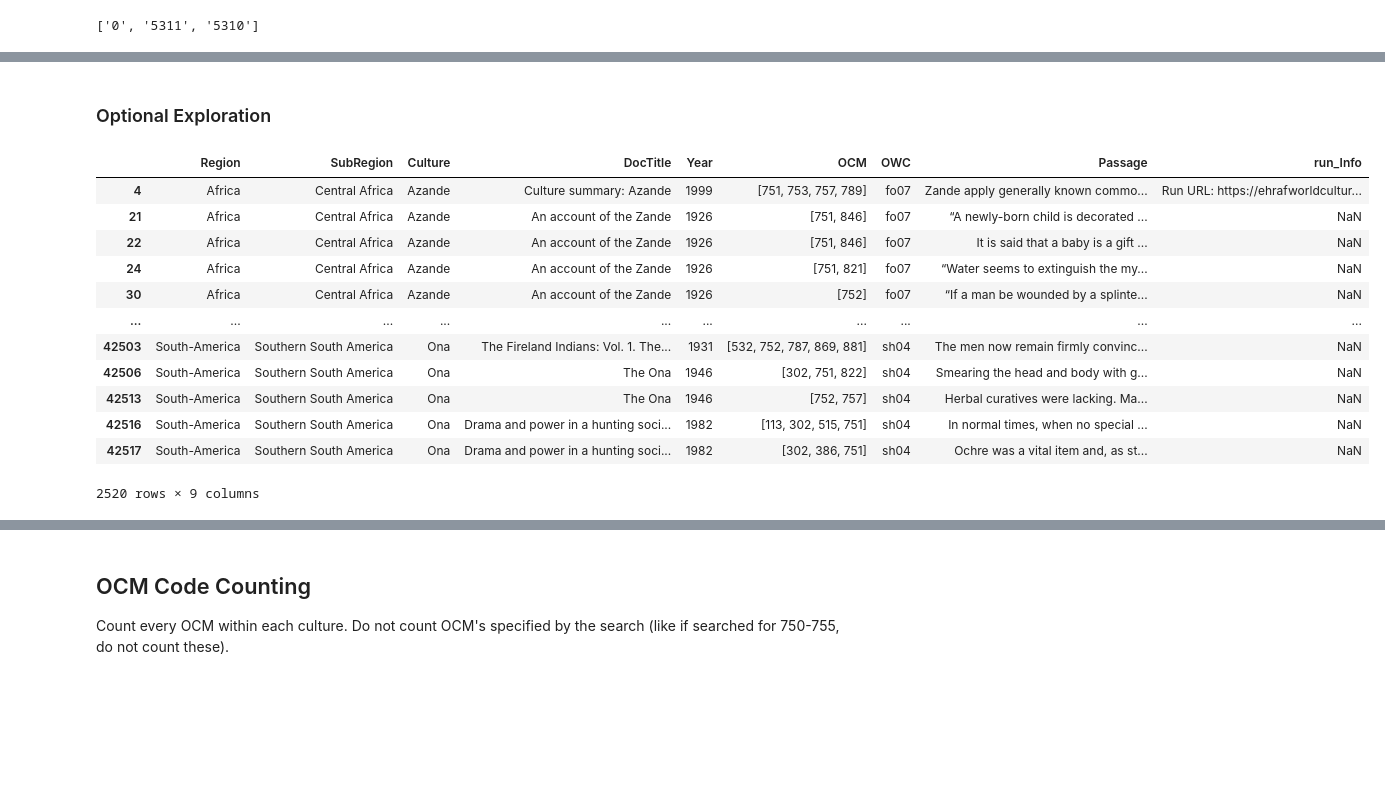
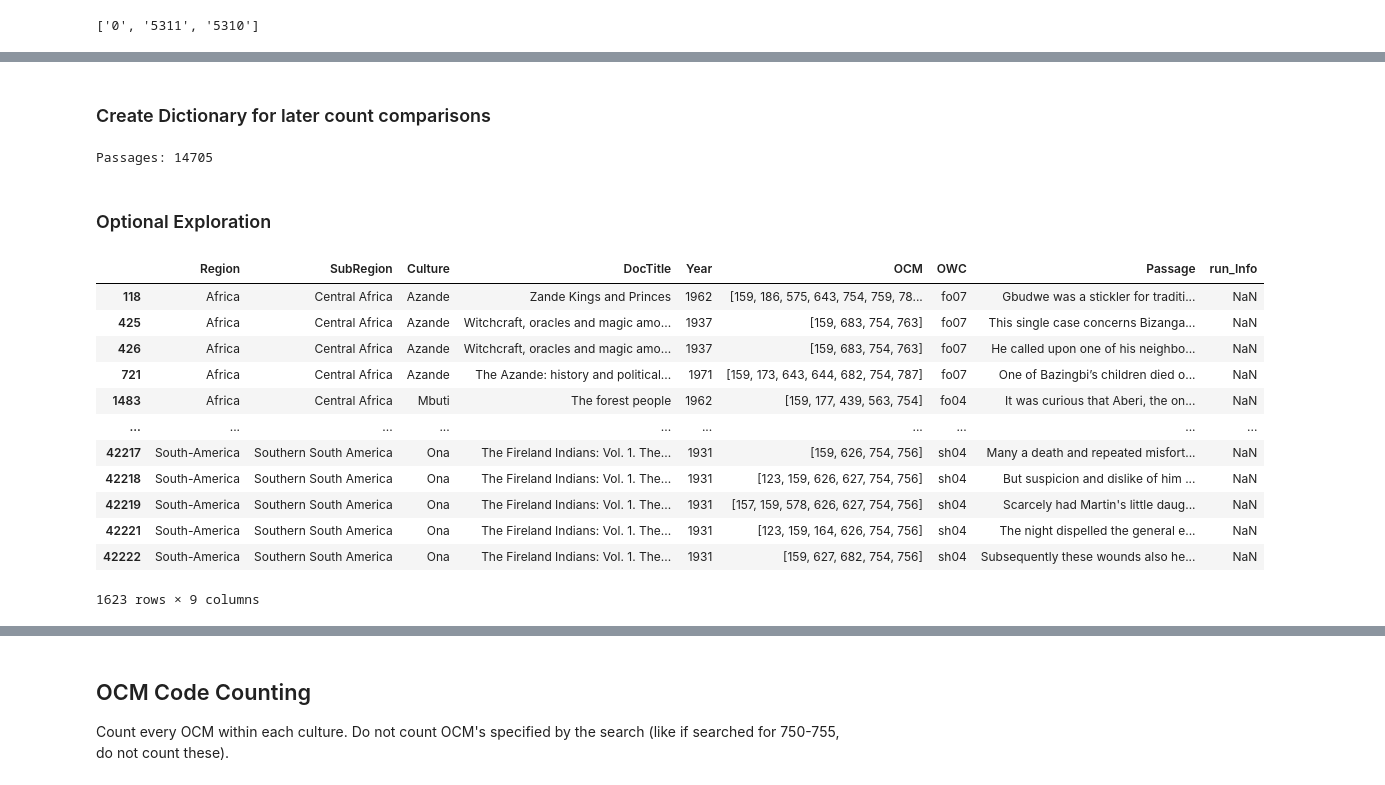
Before and after one commit to Chantland/eHRAF_Scraper, a Jupyter notebook: Analysis/stats-eHRAF_Scraper.ipynb, the cells around one changed output, grey strips where cells are left out. Drawn from its saved outputs; the diff is of its cells as text; code cells hidden in the pictures; blank space fills up the shorter version.

```diff
--- a/Analysis/stats-eHRAF_Scraper.ipynb
+++ b/Analysis/stats-eHRAF_Scraper.ipynb
@@ -55,0 +65,12 @@ Passages: 14866
+# %%
+# (exploratory)
+# Find passages which have duplicates but whose duplicates have different OCM numbers
+df = df.copy()
+df["OCM"] = df['OCM'].apply(tuple) #turn the OCM list to a tuple to allow for comparisons
+
+# Of the passages which have duplicates, find and keep all which have the same OCM
+dup3 = df[dup1].duplicated(subset=["Passage", "OCM"], keep=False)
+# Show only the passages with duplicates but NOT matching OCMs
+print(f'Number of passages whose duplicates do not share OCMs:  {len(df[dup1][~dup3].sort_values(by="Passage"))}')
+df["OCM"] = df['OCM'].apply(list)
+df[dup1][~dup3].sort_values(by="Passage").head(4)
@@ -55,0 +84,11 @@ Passages: 14866
+# %%
+# remove all duplicated passages which share OCMs
+
+df["OCM"] = df['OCM'].apply(tuple) #turn the OCM list to a tuple to allow for comparisons
+
+# drop duplicates
+print(f'Before {len(df)}')
+df.drop_duplicates(subset=["Passage", "OCM"], keep='first', inplace=True)
+print(f'After {len(df)}')
+
+df["OCM"] = df['OCM'].apply(list) #turn the OCM back to a list
@@ -135,24 +125,50 @@ len(df_demo)
+# %%
+# Apply the remoavls like above to the original dataframe (this is easier than just imploding as there are duplicates which limit this)
+
+# remove specified OCM codes
+df["OCM"] = df["OCM"].apply(lambda x: [item for item in x if item not in remove_list])
+# shorten the 'small_OCM' OCMs so that 5310 becomes 531
+df["OCM"] = df["OCM"].apply(lambda x: [item[0:3] if item in small_OCM else item for item in x])
+
+# explantaion of above list comprehension: go through every row of the column "OCM" (via apply)
+# lambda x is an anonymous function which takes the row "x" and inputs it into the function.
+# each row has its list items iterated over ( "___ for item in x") and checked if each list item is part of the small_OCM list, if so,
+# return the first 3 characters, if not, return the original list item. Return everything back as a list and apply it to the dataframe
+# %% [markdown]
+### Create Dictionary for later count comparisons
+# %%
+# Find the number of passages for each culture
+culture_set = set(df["Culture"])
+culture_dict = {}
+it_count = 0
+for cult_i in culture_set:
+    row_count = len(df.loc[df["Culture"]==cult_i])
+    culture_dict[cult_i] = row_count
+    it_count += row_count
+print(f'Passages: {it_count}')
+# %% [output]
+Passages: 14705
 # %% [markdown]
 ### Optional Exploration
 # %%
 # (OPTIONAL)
-# Quick search for OCMs
+# Quick search for OCMs regardless of culture
 # NOTE, sometimes a higher order code like 750 appears without lower order codes)
-lst = ["751","752"] #enter your OCM strings here separated by a comma
+lst = ["159"] #enter your OCM strings here separated by a comma
 msk = df['OCM'].apply(lambda x: not set(x).isdisjoint(lst))
 out = df.loc[msk]
 out
 # %% [output]
 |  | Region | SubRegion | Culture | DocTitle | Year | OCM | OWC | Passage | run_Info |
-| 4 | Africa | Central Africa | Azande | Culture summary: Azande | 1999 | [751, 753, 757, 789] | fo07 | Zande apply generally known commo... | Run URL: https://ehrafworldcultur... |
-| 21 | Africa | Central Africa | Azande | An account of the Zande | 1926 | [751, 846] | fo07 | “A newly-born child is decorated ... | NaN |
-| 22 | Africa | Central Africa | Azande | An account of the Zande | 1926 | [751, 846] | fo07 | It is said that a baby is a gift ... | NaN |
-| 24 | Africa | Central Africa | Azande | An account of the Zande | 1926 | [751, 821] | fo07 | “Water seems to extinguish the my... | NaN |
-| 30 | Africa | Central Africa | Azande | An account of the Zande | 1926 | [752] | fo07 | “If a man be wounded by a splinte... | NaN |
+| 118 | Africa | Central Africa | Azande | Zande Kings and Princes | 1962 | [159, 186, 575, 643, 754, 759, 78... | fo07 | Gbudwe was a stickler for traditi... | NaN |
+| 425 | Africa | Central Africa | Azande | Witchcraft, oracles and magic amo... | 1937 | [159, 683, 754, 763] | fo07 | This single case concerns Bizanga... | NaN |
+| 426 | Africa | Central Africa | Azande | Witchcraft, oracles and magic amo... | 1937 | [159, 683, 754, 763] | fo07 | He called upon one of his neighbo... | NaN |
+| 721 | Africa | Central Africa | Azande | The Azande: history and political... | 1971 | [159, 173, 643, 644, 682, 754, 787] | fo07 | One of Bazingbi’s children died o... | NaN |
+| 1483 | Africa | Central Africa | Mbuti | The forest people | 1962 | [159, 177, 439, 563, 754] | fo04 | It was curious that Aberi, the on... | NaN |
 | ... | ... | ... | ... | ... | ... | ... | ... | ... | ... |
-| 42503 | South-America | Southern South America | Ona | The Fireland Indians: Vol. 1. The... | 1931 | [532, 752, 787, 869, 881] | sh04 | The men now remain firmly convinc... | NaN |
-| 42506 | South-America | Southern South America | Ona | The Ona | 1946 | [302, 751, 822] | sh04 | Smearing the head and body with g... | NaN |
-| 42513 | South-America | Southern South America | Ona | The Ona | 1946 | [752, 757] | sh04 | Herbal curatives were lacking. Ma... | NaN |
-| 42516 | South-America | Southern South America | Ona | Drama and power in a hunting soci... | 1982 | [113, 302, 515, 751] | sh04 | In normal times, when no special ... | NaN |
-| 42517 | South-America | Southern South America | Ona | Drama and power in a hunting soci... | 1982 | [302, 386, 751] | sh04 | Ochre was a vital item and, as st... | NaN |
+| 42217 | South-America | Southern South America | Ona | The Fireland Indians: Vol. 1. The... | 1931 | [159, 626, 754, 756] | sh04 | Many a death and repeated misfort... | NaN |
+| 42218 | South-America | Southern South America | Ona | The Fireland Indians: Vol. 1. The... | 1931 | [123, 159, 626, 627, 754, 756] | sh04 | But suspicion and dislike of him ... | NaN |
+| 42219 | South-America | Southern South America | Ona | The Fireland Indians: Vol. 1. The... | 1931 | [157, 159, 578, 626, 627, 754, 756] | sh04 | Scarcely had Martin's little daug... | NaN |
+| 42221 | South-America | Southern South America | Ona | The Fireland Indians: Vol. 1. The... | 1931 | [123, 159, 164, 626, 754, 756] | sh04 | The night dispelled the general e... | NaN |
+| 42222 | South-America | Southern South America | Ona | The Fireland Indians: Vol. 1. The... | 1931 | [159, 627, 682, 754, 756] | sh04 | Subsequently these wounds also he... | NaN |
-2520 rows × 9 columns
+1623 rows × 9 columns
```
Also changed, not shown: parts of 23 cells of this notebook, 24 other files.
